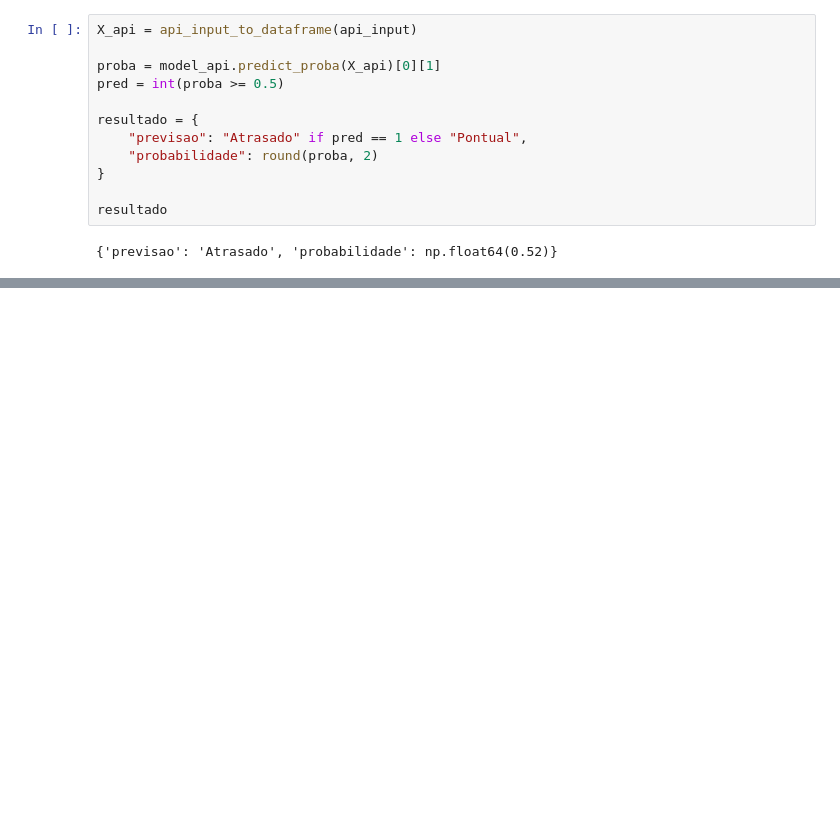
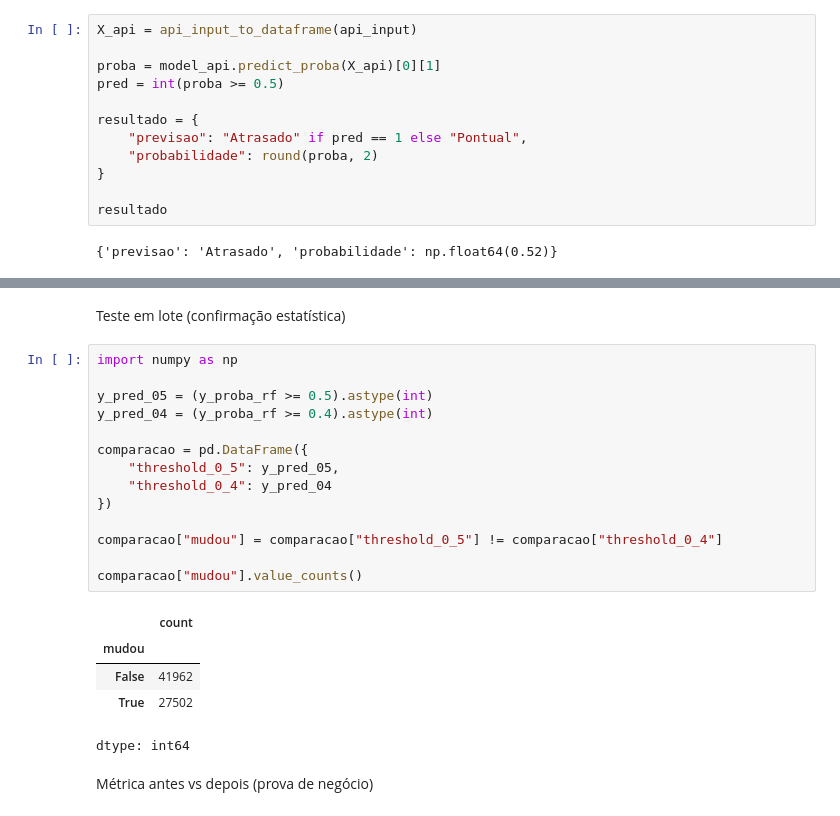
Before and after one commit to Projeto-3-FlightOnTime/Data-Science-, a Jupyter notebook: 02_Modelo_Preditivo_FlightOnTime_v6.ipynb, the cells around one changed output, grey strips where cells are left out. Cells and saved outputs as stored; diff of their text form; blank space fills up the shorter version.

```diff
--- a/02_Modelo_Preditivo_FlightOnTime_v6.ipynb
+++ b/02_Modelo_Preditivo_FlightOnTime_v6.ipynb
@@ -549,0 +837,24 @@ resultado
+# %% [markdown]
+Teste em lote (confirmação estatística)
+# %%
+import numpy as np
+
+y_pred_05 = (y_proba_rf >= 0.5).astype(int)
+y_pred_04 = (y_proba_rf >= 0.4).astype(int)
+
+comparacao = pd.DataFrame({
+    "threshold_0_5": y_pred_05,
+    "threshold_0_4": y_pred_04
+})
+
+comparacao["mudou"] = comparacao["threshold_0_5"] != comparacao["threshold_0_4"]
+
+comparacao["mudou"].value_counts()
+# %% [output]
+|  | count |
+| mudou |  |
+| False | 41962 |
+| True | 27502 |
+dtype: int64
+# %% [markdown]
+Métrica antes vs depois (prova de negócio)
```
Also changed, not shown: parts of 40 cells of this notebook.
